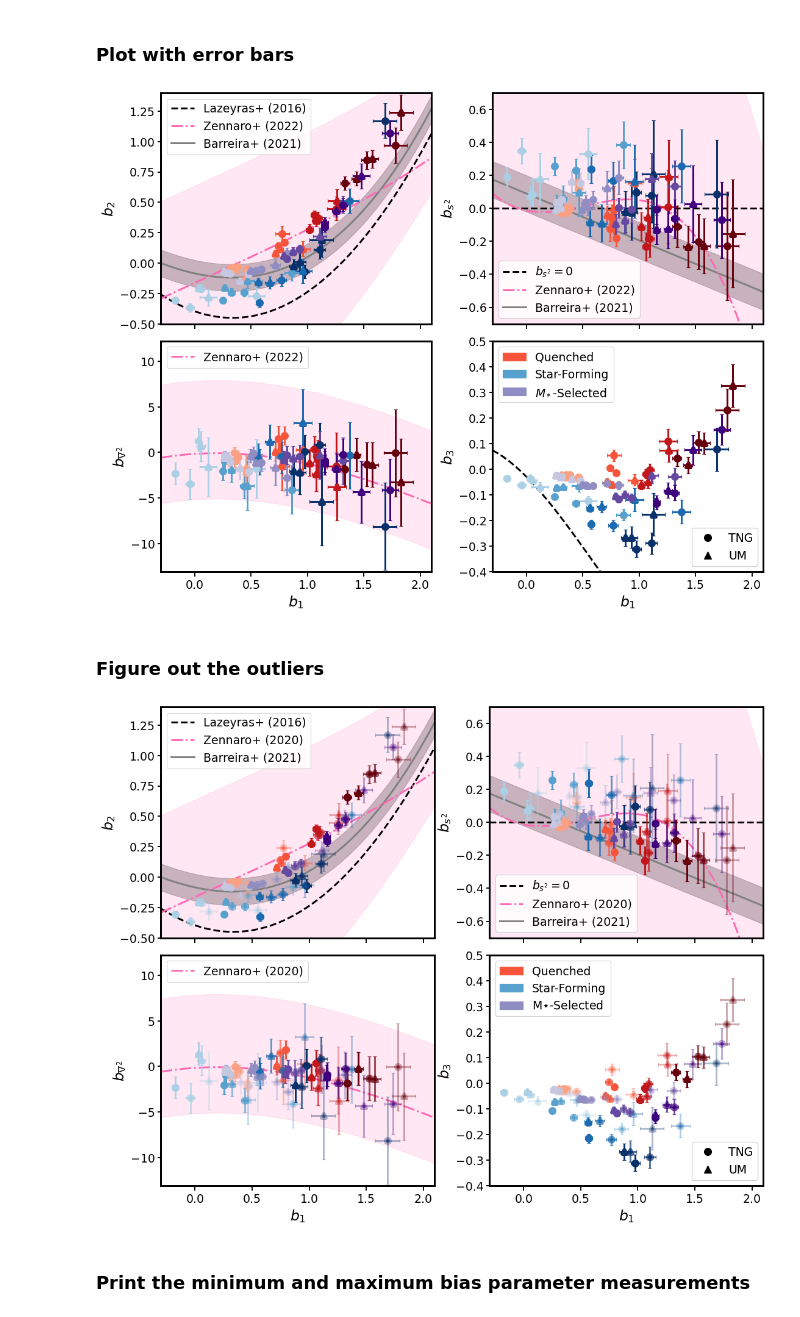
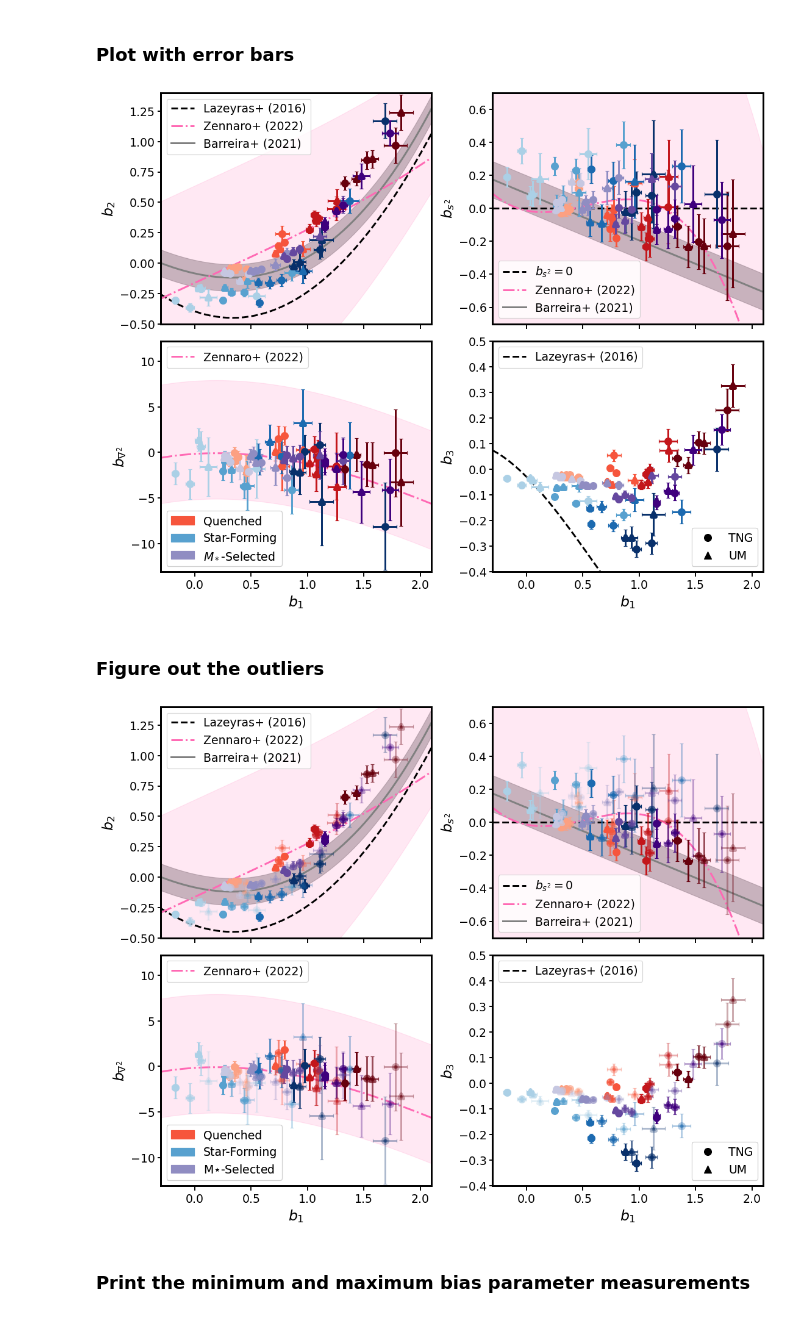
Before and after one commit to mshiferaw/bias, a Jupyter notebook: notebooks/Figures3-5.ipynb, the cells around one changed output. Drawn from its saved outputs; the diff is of its cells as text; code cells hidden in the pictures.

```diff
--- a/notebooks/Figures3-5.ipynb
+++ b/notebooks/Figures3-5.ipynb
@@ -162,26 +162,32 @@ for i, ylim in zip(range(len(ylabel)), [(-0.5, 1.4), (-0.7, 0.7), (-13.1, 12.2),
                 grid0.set_ylabel(ylabel[i])
                 grid0.set_xlim(np.array(xlim))
                 grid0.set_ylim(np.array(ylim))
-    if i == 3:
+
+    if i == 1:
+        custom_lines = [Line2D([0], [0], color = 'black', linewidth = 2.5, linestyle = '--'),
+                    Line2D([0], [0], color = color_zennaro, linewidth = 2.5, linestyle = '-.'),
+                    Line2D([0], [0], color = color_barreira, linewidth = 2.5, linestyle = '-')]
+        grid0.legend(custom_lines, [r'$b_{s^2}=0$', 'Zennaro+ (2022)', 'Barreira+ (2021)'], loc = 'lower left')
+    elif i == 2:
+        second_legend = grid0.legend([Line2D([0], [0], color = color_zennaro, linewidth = 2.5, linestyle = '-.')], ['Zennaro+ (2022)'], loc = 'upper left')
+        grid0.add_artist(second_legend)
+
         patch = [mpatches.Patch(color=colors_cmap_patch[i], label=labels[i]) for i in range(len(labels))]
-        first_legend = grid0.legend(handles=patch, loc = 'upper left')
+        first_legend = grid0.legend(handles=patch, loc = 'lower left')
+        grid0.add_artist(first_legend)
+    elif i == 0:
+        custom_lines = [Line2D([0], [0], color = 'black', linewidth = 2.5, linestyle = '--'),
+                    Line2D([0], [0], color = color_zennaro, linewidth = 2.5, linestyle = '-.'),
+                    Line2D([0], [0], color = color_barreira, linewidth = 2.5, linestyle = '-')]
+        grid0.legend(custom_lines, ['Lazeyras+ (2016)', 'Zennaro+ (2022)', 'Barreira+ (2021)'], loc = 'upper left')
+    elif i == 3:
+        first_legend = grid0.legend([Line2D([0], [0], color = 'black', linewidth = 2.5, linestyle = '--')], ['Lazeyras+ (2016)'], loc = 'upper left')
         grid0.add_artist(first_legend)
 
         custom_lines = [Line2D([0], [0], color = 'black', markersize = 10, marker = 'o', linestyle = 'None'),
                         Line2D([0], [0], color = 'black', markersize = 10, marker = '^', linestyle = 'None')]
         second_legend = grid0.legend(custom_lines, hodtypes, loc = 'lower right')
         grid0.add_artist(second_legend)
-
-    custom_lines = [Line2D([0], [0], color = 'black', linewidth = 2.5, linestyle = '--'),
-                    Line2D([0], [0], color = color_zennaro, linewidth = 2.5, linestyle = '-.'),
-                    Line2D([0], [0], color = color_barreira, linewidth = 2.5, linestyle = '-')]
-    if i == 1:
-        grid0.legend(custom_lines, [r'$b_{s^2}=0$', 'Zennaro+ (2022)', 'Barreira+ (2021)'], loc = 'lower left')
-    elif i == 2:
-        grid0.legend([Line2D([0], [0], color = color_zennaro, linewidth = 2.5, linestyle = '-.')], ['Zennaro+ (2022)'], loc = 'upper left')
-    elif i == 0:
-        grid0.legend(custom_lines, ['Lazeyras+ (2016)', 'Zennaro+ (2022)', 'Barreira+ (2021)'], loc = 'upper left')
-
     if i<2:
         grid0.set_xticklabels([])
     else:
@@ -190,7 +196,7 @@ for i, ylim in zip(range(len(ylabel)), [(-0.5, 1.4), (-0.7, 0.7), (-13.1, 12.2),
 plt.savefig(home+'figures/Figure3.pdf', dpi = 300, bbox_inches = 'tight')
 plt.show()
 # %% [output]
-[figure, old version]
+[figure, new version]
 # %% [markdown]
 ### Figure out the outliers
 # %%
@@ -203,7 +209,7 @@ cmap_patch = [cmap_red, cmap_blue, cmap_total]
 
 plt.figure(figsize = (15,12))
 grid = gridspec.GridSpec(2, 2)
-grid.update(wspace = 0.2, hspace = 0.075)
+grid.update(wspace = 0.225, hspace = 0.075)
 
 color_zennaro = 'hotpink'
 color_barreira = 'grey'
@@ -244,47 +250,52 @@ for i, ylim in zip(range(len(ylabel)), [(-0.5, 1.4), (-0.7, 0.7), (-13.1, 12.2),
 
                     biasval = np.load(home + 'data/mpibiasval_'+hodtype+'hod_z'+str(z)+'_Ndown1_nbias5_'+color+'_'+
                                   density+'.npy')
 
                     x = biasval[:,0][k1_idx]
                     y = biasval[:,i+1][k1_idx]
                     err = error(hodtype, z, color, density)
 
                     grid0.scatter(x, y, color = plot_color[j], marker = marker,
                               linewidth = 5, zorder = 3, alpha = alpha)
                     grid0.errorbar(x, y, xerr = err[0], yerr = err[i+1],
                                color = plot_color[j], fmt = '.', elinewidth = 2.5, capsize = 2.5, alpha = alpha)
 
                 grid0.set_ylabel(ylabel[i])
                 grid0.set_xlim(np.array(xlim))
                 grid0.set_ylim(np.array(ylim))
-    if i == 3:
+    if i == 1:
+        custom_lines = [Line2D([0], [0], color = 'black', linewidth = 2.5, linestyle = '--'),
+                    Line2D([0], [0], color = color_zennaro, linewidth = 2.5, linestyle = '-.'),
+                    Line2D([0], [0], color = color_barreira, linewidth = 2.5, linestyle = '-')]
+        grid0.legend(custom_lines, [r'$b_{s^2}=0$', 'Zennaro+ (2022)', 'Barreira+ (2021)'], loc = 'lower left')
+    elif i == 2:
+        second_legend = grid0.legend([Line2D([0], [0], color = color_zennaro, linewidth = 2.5, linestyle = '-.')], ['Zennaro+ (2022)'], loc = 'upper left')
+        grid0.add_artist(second_legend)
+
         patch = [mpatches.Patch(color=colors_cmap_patch[i], label=labels[i]) for i in range(len(labels))]
-        first_legend = grid0.legend(handles=patch, loc = 'upper left')
+        first_legend = grid0.legend(handles=patch, loc = 'lower left')
+        grid0.add_artist(first_legend)
+    elif i == 0:
+        custom_lines = [Line2D([0], [0], color = 'black', linewidth = 2.5, linestyle = '--'),
+                    Line2D([0], [0], color = color_zennaro, linewidth = 2.5, linestyle = '-.'),
+                    Line2D([0], [0], color = color_barreira, linewidth = 2.5, linestyle = '-')]
+        grid0.legend(custom_lines, ['Lazeyras+ (2016)', 'Zennaro+ (2022)', 'Barreira+ (2021)'], loc = 'upper left')
+    elif i == 3:
+        first_legend = grid0.legend([Line2D([0], [0], color = 'black', linewidth = 2.5, linestyle = '--')], ['Lazeyras+ (2016)'], loc = 'upper left')
         grid0.add_artist(first_legend)
 
         custom_lines = [Line2D([0], [0], color = 'black', markersize = 10, marker = 'o', linestyle = 'None'),
                         Line2D([0], [0], color = 'black', markersize = 10, marker = '^', linestyle = 'None')]
         second_legend = grid0.legend(custom_lines, hodtypes, loc = 'lower right')
         grid0.add_artist(second_legend)
-
-    custom_lines = [Line2D([0], [0], color = 'black', linewidth = 2.5, linestyle = '--'),
-                    Line2D([0], [0], color = color_zennaro, linewidth = 2.5, linestyle = '-.'),
-                    Line2D([0], [0], color = color_barreira, linewidth = 2.5, linestyle = '-')]
-    if i == 1:
-        grid0.legend(custom_lines, [r'$b_{s^2}=0$', 'Zennaro+ (2020)', 'Barreira+ (2021)'], loc = 'lower left')
-    elif i == 2:
-        grid0.legend([Line2D([0], [0], color = color_zennaro, linewidth = 2.5, linestyle = '-.')], ['Zennaro+ (2020)'], loc = 'upper left')
-    elif i == 0:
-        grid0.legend(custom_lines, ['Lazeyras+ (2016)', 'Zennaro+ (2020)', 'Barreira+ (2021)'], loc = 'upper left')
-
     if i<2:
         grid0.set_xticklabels([])
     else:
         grid0.set_xlabel('$b_1$')
 
 plt.show()
 # %% [output]
-[figure, old version]
+[figure, new version]
 # %% [markdown]
 ### Print the minimum and maximum bias parameter measurements
 # %%
```
Also changed, not shown: 8 other files.
